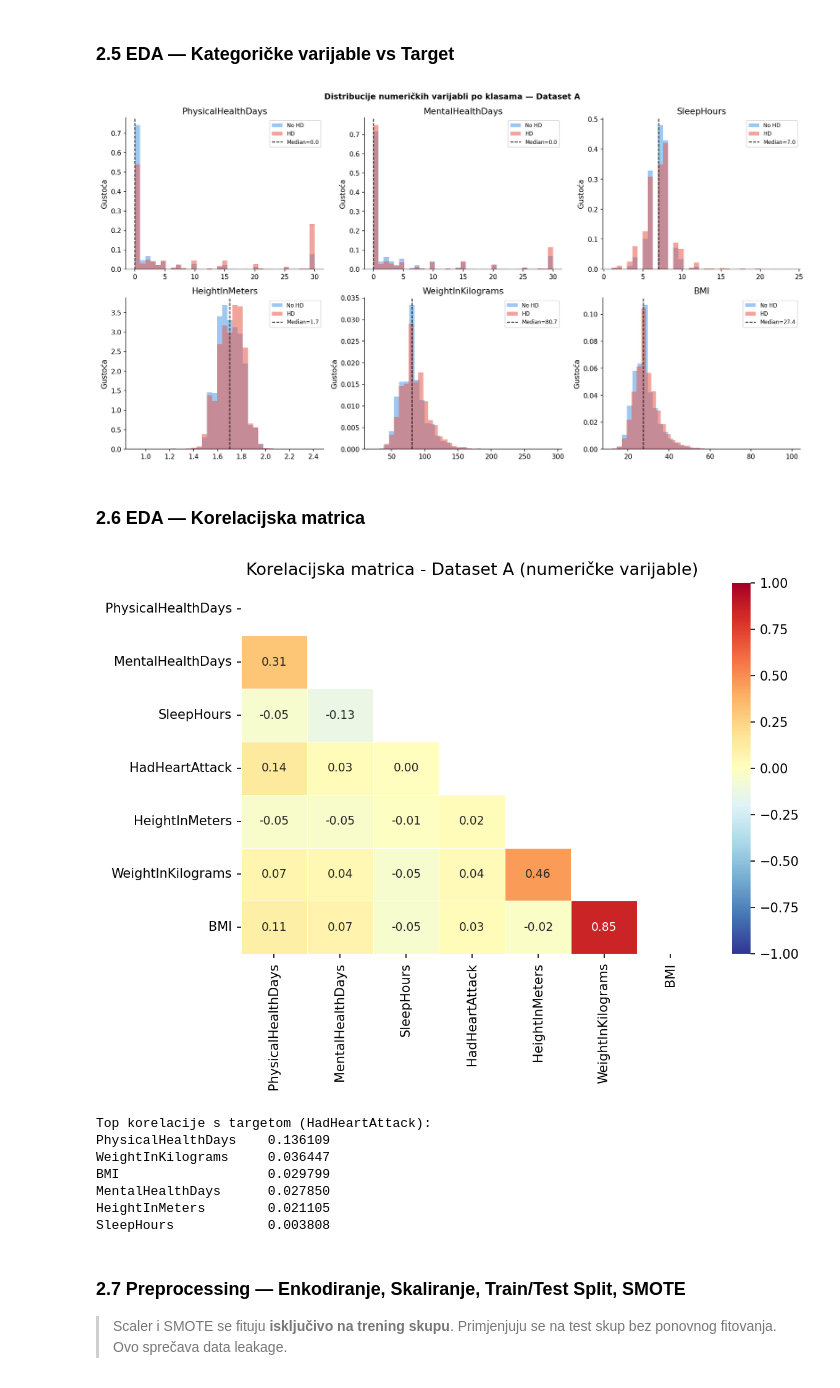
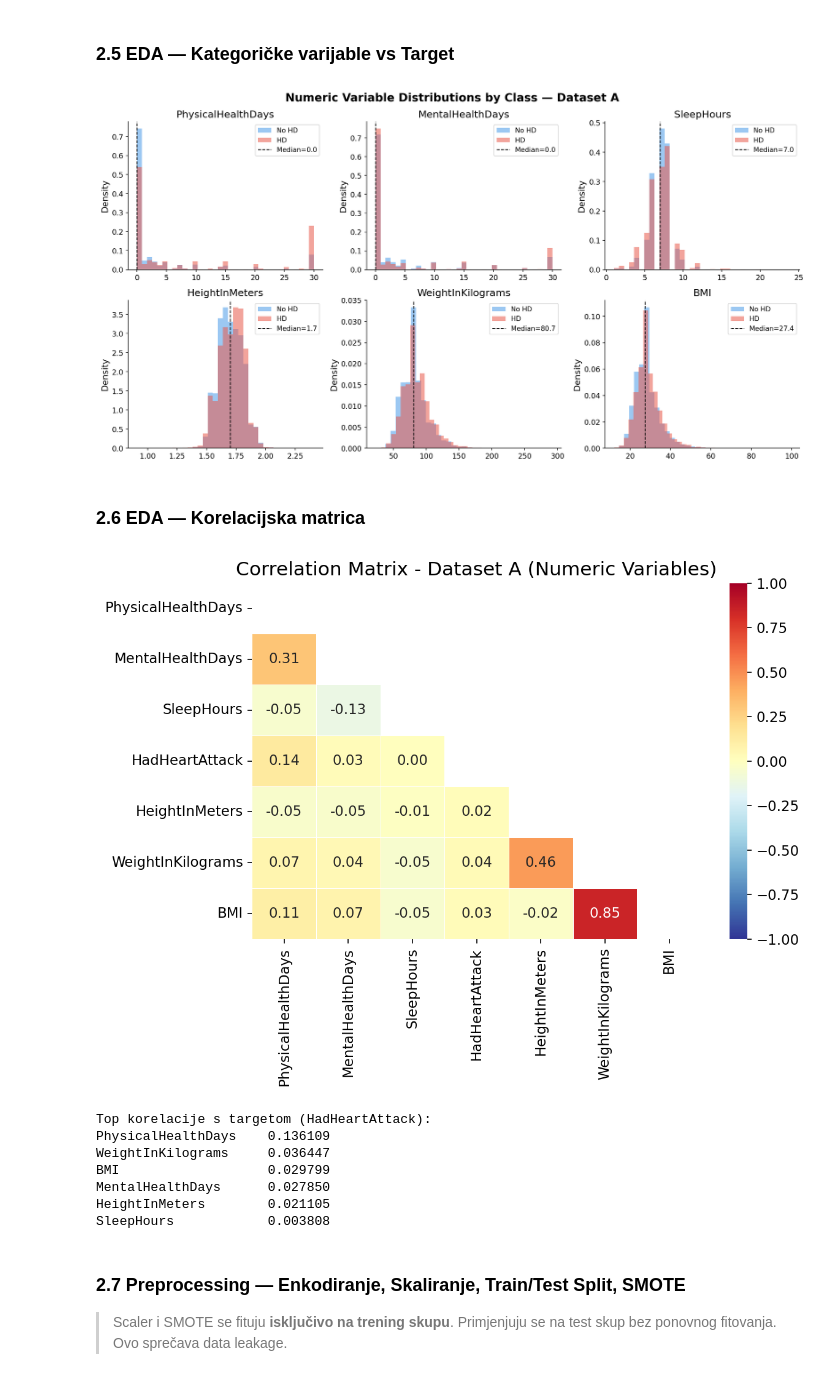
Before and after one commit to MedinaFerhatovic/Explainable-Machine-Learning-for-Heart-Disease-Risk-Prediction, a Jupyter notebook: S3_Preprocessing_EDA.ipynb, the cells around one changed output. Saved outputs shown, nothing was run; the diff lists cells and outputs as text; code cells hidden in the pictures.

```diff
--- a/S3_Preprocessing_EDA.ipynb
+++ b/S3_Preprocessing_EDA.ipynb
@@ -194,12 +198,12 @@ if len(missing_a) > 0:
     fig, ax = plt.subplots(figsize=(10, max(4, len(missing_a) * 0.55)))
     bars = ax.barh(missing_a.index, missing_a.values / len(df_a_raw) * 100,
                    color='#E8594C', alpha=0.82, edgecolor='white')
-    ax.set_xlabel('Postotak missing values (%)')
-    ax.set_title('Missing Values po koloni - Dataset A', fontsize=13)
+    ax.set_xlabel('Percentage of Missing Values (%)')
+    ax.set_title('Missing Values by Column - Dataset A', fontsize=15)
     for bar, val in zip(bars, missing_a.values):
         pct = val / len(df_a_raw) * 100
         ax.text(bar.get_width() + 0.1, bar.get_y() + bar.get_height()/2,
-                f'{val:,} ({pct:.1f}%)', va='center', fontsize=9)
+                f'{val:,} ({pct:.1f}%)', va='center', fontsize=11)
     ax.set_xlim(0, missing_a.max() / len(df_a_raw) * 130)
     plt.tight_layout()
     plt.savefig('figures/A_missing_values.png', dpi=150, bbox_inches='tight')
@@ -296,16 +300,16 @@ colors = [PALETTE['negative'], PALETTE['positive']]
 
 axes[0].bar(bar_labels[:len(counts_a)], counts_a.values,
             color=colors[:len(counts_a)], edgecolor='white', alpha=0.88, width=0.45)
-axes[0].set_title(f'Distribucija klasa — {TARGET_A}')
+axes[0].set_title(f'Class Distribution — {TARGET_A}')
 axes[0].set_xlabel(TARGET_A)
-axes[0].set_ylabel('Broj ispitanika')
+axes[0].set_ylabel('Number of Respondents')
 for i, v in enumerate(counts_a.values):
-    axes[0].text(i, v * 1.01, f'{v:,}\n({v/len(df_a)*100:.1f}%)', ha='center', fontsize=10)
+    axes[0].text(i, v * 1.01, f'{v:,}\n({v/len(df_a)*100:.1f}%)', ha='center', fontsize=12)
 
 axes[1].pie(counts_a.values, labels=counts_a.index.astype(str), autopct='%1.1f%%',
             colors=colors[:len(counts_a)], startangle=90,
             wedgeprops={'edgecolor': 'white', 'linewidth': 2})
-axes[1].set_title('Udio klasa')
+axes[1].set_title('Class Proportion')
 
 plt.suptitle('Class Distribution - Dataset A (CDC 2022)', fontweight='bold')
 plt.tight_layout()
@@ -340,13 +344,13 @@ if len(num_cols_a) > 0:
         med = df_a[col].median()
         axes[i].axvline(med, color='black', linestyle='--', lw=1.2, label=f'Median={med:.1f}')
         axes[i].set_title(col)
-        axes[i].set_ylabel('Gustoća')
-        axes[i].legend(fontsize=8)
+        axes[i].set_ylabel('Density')
+        axes[i].legend(fontsize=10)
 
     for j in range(len(num_cols_a), len(axes)):
         axes[j].set_visible(False)
 
-    plt.suptitle('Distribucije numeričkih varijabli po klasama — Dataset A', fontweight='bold')
+    plt.suptitle('Numeric Variable Distributions by Class — Dataset A', fontweight='bold')
     plt.tight_layout()
     plt.savefig('figures/A_numeric_distributions.png', dpi=150, bbox_inches='tight')
     plt.show()
@@ -373,46 +377,46 @@ if len(num_cols_a) > 0:
         med = df_a[col].median()
         axes[i].axvline(med, color='black', linestyle='--', lw=1.2, label=f'Median={med:.1f}')
         axes[i].set_title(col)
-        axes[i].set_ylabel('Gustoća')
-        axes[i].legend(fontsize=8)
+        axes[i].set_ylabel('Density')
+        axes[i].legend(fontsize=10)
 
     for j in range(len(num_cols_a), len(axes)):
         axes[j].set_visible(False)
 
-    plt.suptitle('Distribucije numeričkih varijabli po klasama — Dataset A', fontweight='bold')
+    plt.suptitle('Numeric Variable Distributions by Class — Dataset A', fontweight='bold')
     plt.tight_layout()
     plt.savefig('figures/A_numeric_distributions.png', dpi=150, bbox_inches='tight')
     plt.show()
 else:
     print('Nema numeričkih kolona za prikaz.')
 # %% [output]
-[figure, old version]
+[figure, new version]
 # %% [markdown]
 ### 2.6 EDA — Korelacijska matrica
 # %%
 # Korelacija samo na numeričkim kolonama (uključujući target ako je numerički)
 all_num_a = df_a.select_dtypes(include='number').columns.tolist()
 
 if len(all_num_a) > 1:
     corr_a = df_a[all_num_a].corr()
     mask = np.triu(np.ones_like(corr_a, dtype=bool))
 
     fig, ax = plt.subplots(figsize=(max(8, len(all_num_a)), max(6, len(all_num_a) - 1)))
     sns.heatmap(corr_a, annot=True, fmt='.2f', cmap='RdYlBu_r', center=0,
-                mask=mask, ax=ax, linewidths=0.4, annot_kws={'size': 9},
+                mask=mask, ax=ax, linewidths=0.4, annot_kws={'size': 11},
                 vmin=-1, vmax=1)
-    ax.set_title('Korelacijska matrica - Dataset A (numeričke varijable)')
+    ax.set_title('Correlation Matrix - Dataset A (Numeric Variables)')
     plt.tight_layout()
     plt.savefig('figures/A_correlation_matrix.png', dpi=150, bbox_inches='tight')
     plt.show()
 
     # Top korelacije s targetom (ako je numerički)
     if TARGET_A in all_num_a:
         top_corr = corr_a[TARGET_A].drop(TARGET_A).abs().sort_values(ascending=False)
         print(f'\nTop korelacije s targetom ({TARGET_A}):')
         print(top_corr.head(10).to_string())
 # %% [output]
-[figure, old version]
+[figure, new version]
 Top korelacije s targetom (HadHeartAttack):
 PhysicalHealthDays    0.136109
 WeightInKilograms     0.036447
```
Also changed, not shown: parts of 11 cells of this notebook, 48 other files.
